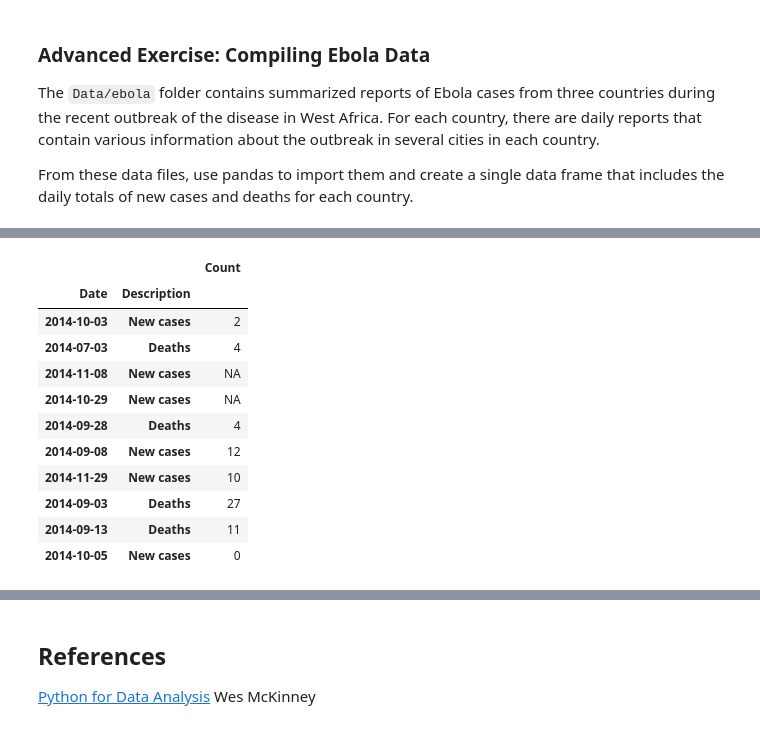
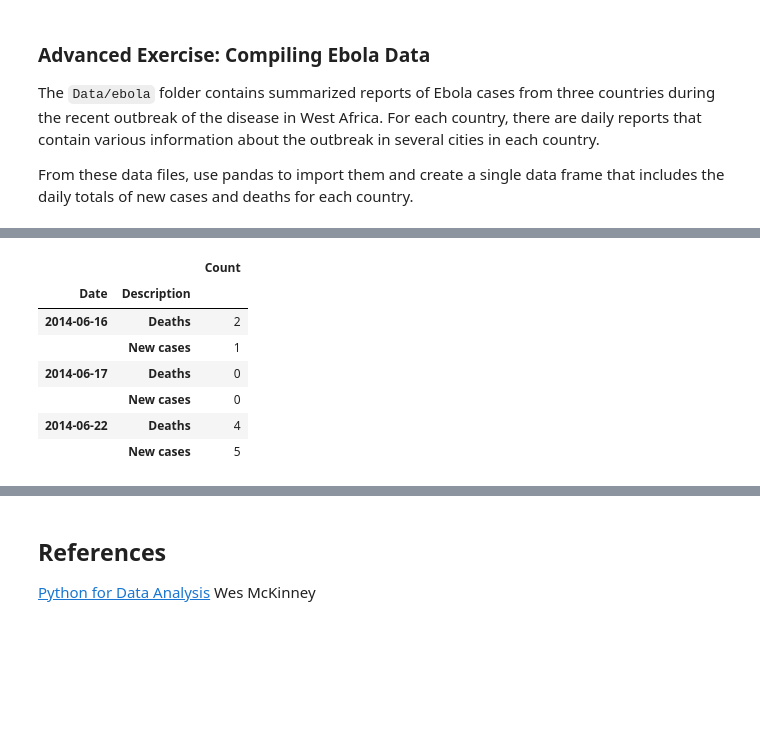
Before and after one commit to romac/ADAHomeworks, a Jupyter notebook: 01 - Pandas and Data Wrangling/Intro to Pandas.ipynb, the cells around one changed output, grey strips where cells are left out. Saved outputs shown, nothing was run; the diff lists cells and outputs as text; code cells hidden in the pictures; blank space fills up the shorter version.

```diff
--- a/01 - Pandas and Data Wrangling/Intro to Pandas.ipynb
+++ b/01 - Pandas and Data Wrangling/Intro to Pandas.ipynb
@@ -1089,9 +2173,3 @@ As Wes warns in his book, it is recommended that binary storage of data via pick
 The `Data/ebola` folder contains summarized reports of Ebola cases from three countries during the recent outbreak of the disease in West Africa. For each country, there are daily reports that contain various information about the outbreak in several cities in each country.
 
 From these data files, use pandas to import them and create a single data frame that includes the daily totals of new cases and deaths for each country.
-# %%
-def select_fields(df, field_names, col_names, var_name):
-    """ Select fields of interest """
-    eb = df.reindex(columns=col_names)
-    ebola_index = eb[var_name].isin(field_names)
-    return eb[ebola_index]
@@ -1102 +2180,27 @@ def read_country_csv(path, fields, cols, var_name, date_field):
+# %%
+def select_fields(df, field_names, col_names, var_name):
+    """ Select fields of interest
+        @param df          : the dataframe to filter
+        @param field_names : the names used to qualify Deaths and New Cases in the different CSVs
+        @param col_names   : the names used as columns that should be kept (e.g. ['Date', 'Description'])
+        @param var_name    : the name of the column containing the fields of interest (e.g. 'Description')
+
+        @return : a df containing a subset of the originale df, with only the specified fields and columns
+    """
+    eb = df.reindex(columns=col_names)
+    ebola_index = eb[var_name].isin(field_names)
+    return eb[ebola_index]
+# %%
+def read_country_csv(path, fields, cols, var_name, date_field):
+    """ Read the CSV for a country
+        @param path : path to CSV files (directory level)
+        @param fields : the names used to qualify Deaths and New Cases in the different CSVs
+        @param cols : the names used as columns that should be kept (e.g. ['Date', 'Description'])
+        @param var_name : the name of the column containing the fields of interest (e.g. 'Description')
+        @param date_field : formatting for the date field
+
+        @return : a df containing the concatenated deaths and new infections from Zika, per day, for a given country
+    """
+    files = glob(os.path.join(path, '*.csv'))
+    return pd.concat(select_fields(pd.read_csv(file, parse_dates=[date_field]), fields, cols, var_name) for file in files)
 # %%
@@ -1139,25 +2264,30 @@ guinea_ebola.head(5)
 # %%
+# LIBERIA
+
+# The following variables are used to "configure" the processing functions,
+# as each csv has a different formatting
 liberia_path = 'Data/ebola/liberia_data/'
 liberia_fields = ['Newly reported deaths', 'New case/s (confirmed)']
 liberia_cols = ['Date', 'Variable', 'National']
 liberia_varname = 'Variable'
+
+# Read the CSV
 liberia_ebola = read_country_csv(liberia_path, liberia_fields, liberia_cols, liberia_varname, 'Date')
+# Rename the columns
 liberia_ebola = liberia_ebola.rename(columns = { 'Variable': 'Description', 'National': 'Count'})
+# Rename the labels
 liberia_ebola = liberia_ebola.replace({'Description': {'New case/s (confirmed)': 'New cases', 'Newly reported deaths': 'Deaths'}})
+# Process and replace unknown values
 liberia_ebola = liberia_ebola.set_index(['Date', 'Description']).fillna('<unknown>')
-
-liberia_ebola.sample(10)
+# Print a preview
+liberia_ebola.head(6)
 # %% [output]
 |  |  | Count |
 | Date | Description |  |
-| 2014-10-03 | New cases | 2 |
-| 2014-07-03 | Deaths | 4 |
-| 2014-11-08 | New cases | NA |
-| 2014-10-29 | New cases | NA |
-| 2014-09-28 | Deaths | 4 |
-| 2014-09-08 | New cases | 12 |
-| 2014-11-29 | New cases | 10 |
-| 2014-09-03 | Deaths | 27 |
-| 2014-09-13 | Deaths | 11 |
-| 2014-10-05 | New cases | 0 |
+| 2014-06-16 | Deaths | 2 |
+|  | New cases | 1 |
+| 2014-06-17 | Deaths | 0 |
+|  | New cases | 0 |
+| 2014-06-22 | Deaths | 4 |
+|  | New cases | 5 |
 # %%
```
Also changed, not shown: parts of 114 cells of this notebook.
